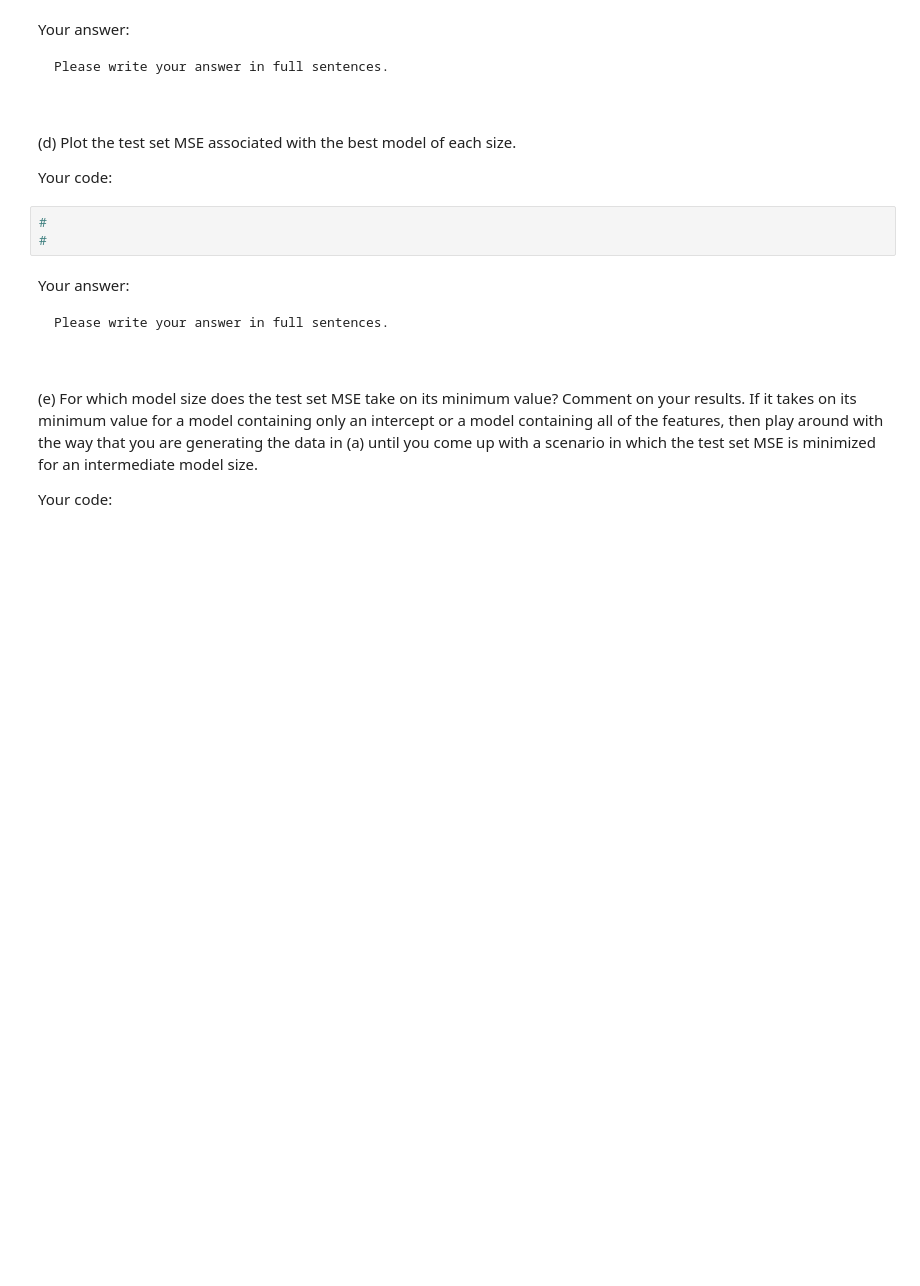
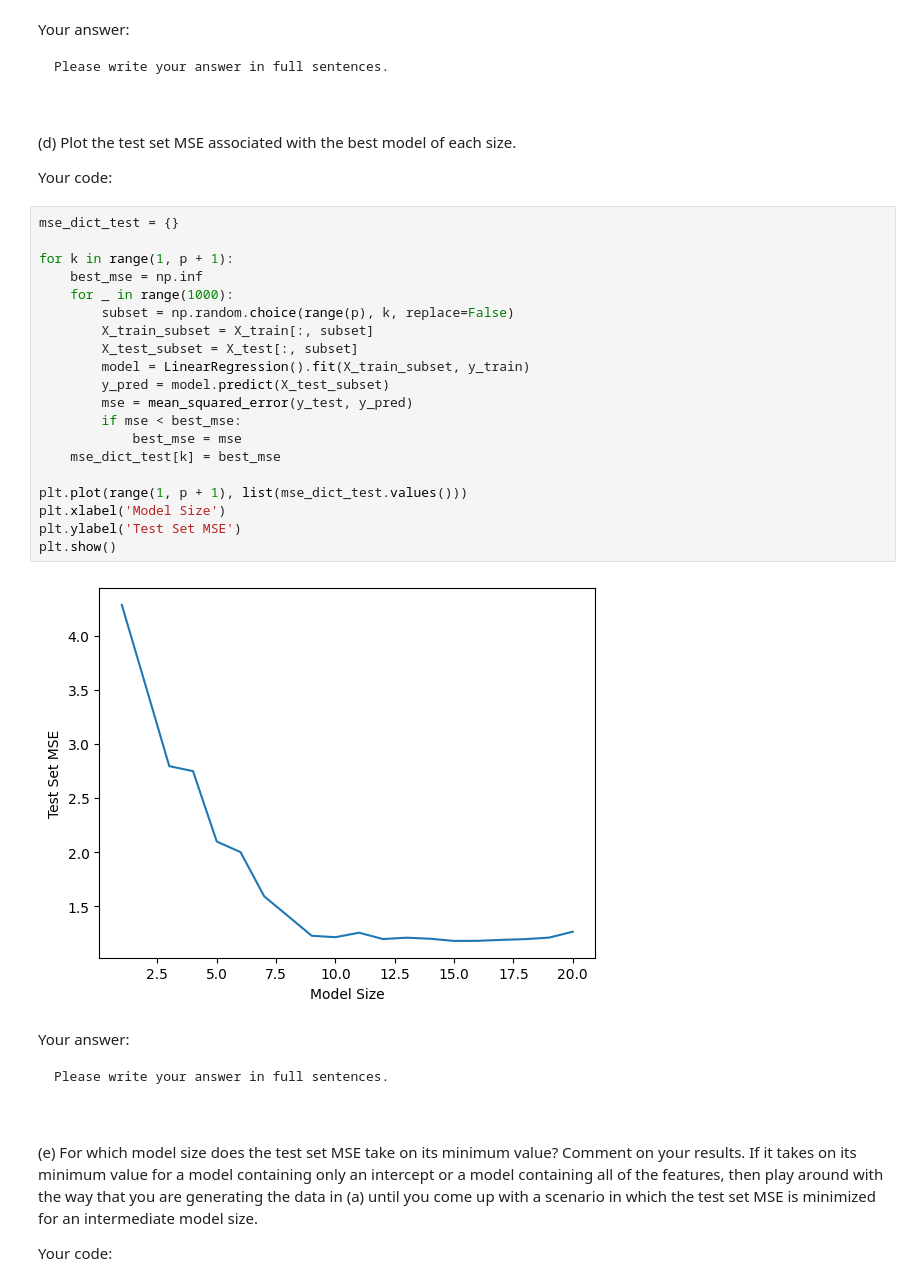
Before and after one commit to BU-MSSP-Classroom/MA679_Spring2024_04_regularization-ChenTaHung, a Jupyter notebook: Ch06_Regularization_Python.ipynb, the cells around one changed output. Saved outputs shown, nothing was run; the diff lists cells and outputs as text; blank space fills up the shorter version.

```diff
--- a/Ch06_Regularization_Python.ipynb
+++ b/Ch06_Regularization_Python.ipynb
@@ -744,8 +775,27 @@ Please write your answer in full sentences.
 
 Your code:
 # %%
-#
-#
+mse_dict_test = {}
+
+for k in range(1, p + 1):
+    best_mse = np.inf
+    for _ in range(1000):
+        subset = np.random.choice(range(p), k, replace=False)
+        X_train_subset = X_train[:, subset]
+        X_test_subset = X_test[:, subset]
+        model = LinearRegression().fit(X_train_subset, y_train)
+        y_pred = model.predict(X_test_subset)
+        mse = mean_squared_error(y_test, y_pred)
+        if mse < best_mse:
+            best_mse = mse
+    mse_dict_test[k] = best_mse
+
+plt.plot(range(1, p + 1), list(mse_dict_test.values()))
+plt.xlabel('Model Size')
+plt.ylabel('Test Set MSE')
+plt.show()
+# %% [output]
+[figure, added]
 # %% [markdown]
 Your answer:
 
```
Also changed, not shown: parts of 8 cells of this notebook.
